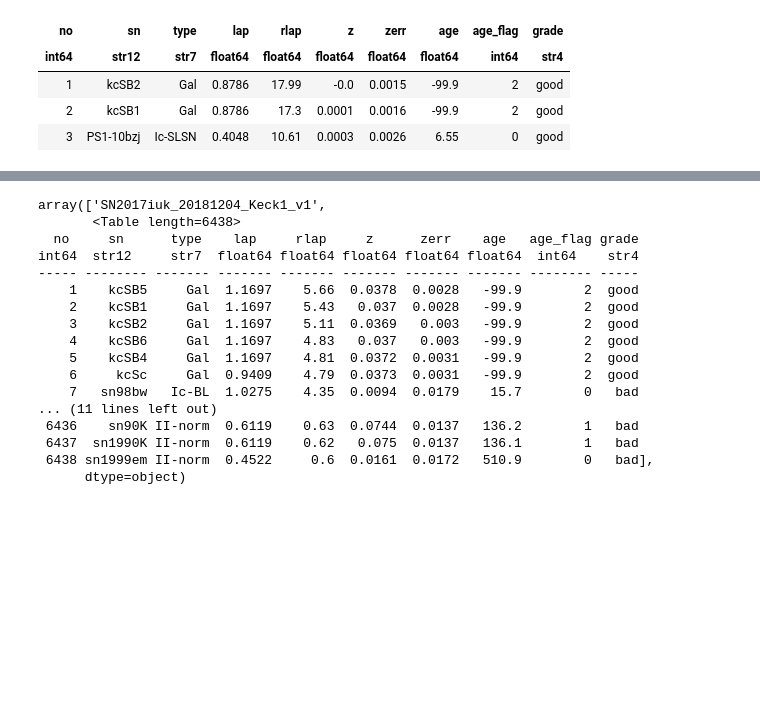
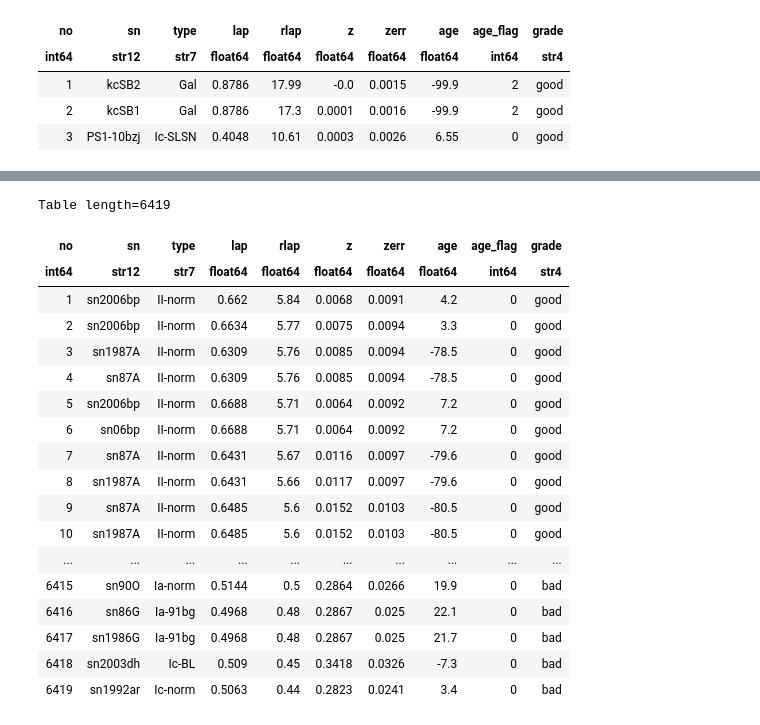
Before and after one commit to Hallflower20/supernova-spectrum-analysis, a Jupyter notebook: PostProccesing/PostProccessingLogic.ipynb, the cells around one changed output, grey strips where cells are left out. Cells and saved outputs as stored; diff of their text form; code cells hidden in the pictures; blank space fills up the shorter version.

```diff
--- a/PostProccesing/PostProccessingLogic.ipynb
+++ b/PostProccesing/PostProccessingLogic.ipynb
@@ -195,20 +437,22 @@ Table length=5
 # %%
-snidoutput[1]
+snidoutput[0][1]
 # %% [output]
-array(['SN2017iuk_20181204_Keck1_v1',
-       <Table length=6438>
-  no     sn      type    lap     rlap     z      zerr    age   age_flag grade
-int64  str12     str7  float64 float64 float64 float64 float64  int64    str4
------ -------- ------- ------- ------- ------- ------- ------- -------- -----
-    1    kcSB5     Gal  1.1697    5.66  0.0378  0.0028   -99.9        2  good
-    2    kcSB1     Gal  1.1697    5.43   0.037  0.0028   -99.9        2  good
-    3    kcSB2     Gal  1.1697    5.11  0.0369   0.003   -99.9        2  good
-    4    kcSB6     Gal  1.1697    4.83   0.037   0.003   -99.9        2  good
-    5    kcSB4     Gal  1.1697    4.81  0.0372  0.0031   -99.9        2  good
-    6     kcSc     Gal  0.9409    4.79  0.0373  0.0031   -99.9        2  good
-    7   sn98bw   Ic-BL  1.0275    4.35  0.0094  0.0179    15.7        0   bad
-... (11 lines left out)
- 6436    sn90K II-norm  0.6119    0.63  0.0744  0.0137   136.2        1   bad
- 6437  sn1990K II-norm  0.6119    0.62   0.075  0.0137   136.1        1   bad
- 6438 sn1999em II-norm  0.4522     0.6  0.0161  0.0172   510.9        0   bad],
-      dtype=object)
+Table length=6419
+| no | sn | type | lap | rlap | z | zerr | age | age_flag | grade |
+| int64 | str12 | str7 | float64 | float64 | float64 | float64 | float64 | int64 | str4 |
+| 1 | sn2006bp | II-norm | 0.662 | 5.84 | 0.0068 | 0.0091 | 4.2 | 0 | good |
+| 2 | sn2006bp | II-norm | 0.6634 | 5.77 | 0.0075 | 0.0094 | 3.3 | 0 | good |
+| 3 | sn1987A | II-norm | 0.6309 | 5.76 | 0.0085 | 0.0094 | -78.5 | 0 | good |
+| 4 | sn87A | II-norm | 0.6309 | 5.76 | 0.0085 | 0.0094 | -78.5 | 0 | good |
+| 5 | sn2006bp | II-norm | 0.6688 | 5.71 | 0.0064 | 0.0092 | 7.2 | 0 | good |
+| 6 | sn06bp | II-norm | 0.6688 | 5.71 | 0.0064 | 0.0092 | 7.2 | 0 | good |
+| 7 | sn87A | II-norm | 0.6431 | 5.67 | 0.0116 | 0.0097 | -79.6 | 0 | good |
+| 8 | sn1987A | II-norm | 0.6431 | 5.66 | 0.0117 | 0.0097 | -79.6 | 0 | good |
+| 9 | sn87A | II-norm | 0.6485 | 5.6 | 0.0152 | 0.0103 | -80.5 | 0 | good |
+| 10 | sn1987A | II-norm | 0.6485 | 5.6 | 0.0152 | 0.0103 | -80.5 | 0 | good |
+| ... | ... | ... | ... | ... | ... | ... | ... | ... | ... |
+| 6415 | sn90O | Ia-norm | 0.5144 | 0.5 | 0.2864 | 0.0266 | 19.9 | 0 | bad |
+| 6416 | sn86G | Ia-91bg | 0.4968 | 0.48 | 0.2867 | 0.025 | 22.1 | 0 | bad |
+| 6417 | sn1986G | Ia-91bg | 0.4968 | 0.48 | 0.2867 | 0.025 | 21.7 | 0 | bad |
+| 6418 | sn2003dh | Ic-BL | 0.509 | 0.45 | 0.3418 | 0.0326 | -7.3 | 0 | bad |
+| 6419 | sn1992ar | Ic-norm | 0.5063 | 0.44 | 0.2823 | 0.0241 | 3.4 | 0 | bad |
```
Also changed, not shown: parts of 16 cells of this notebook, 24 other files.
